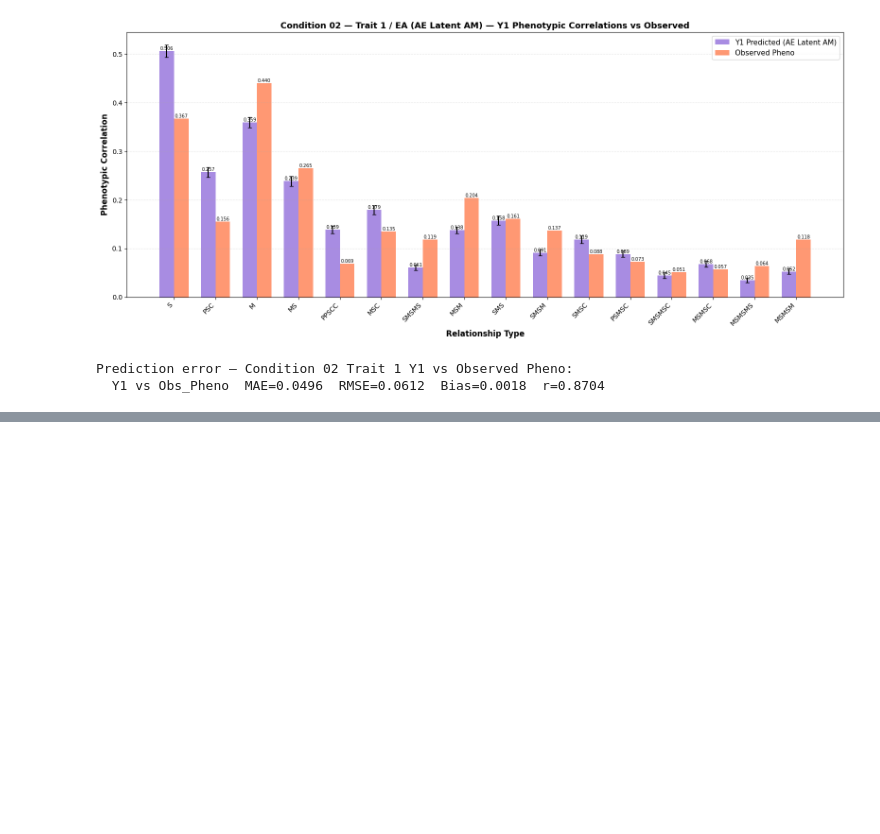
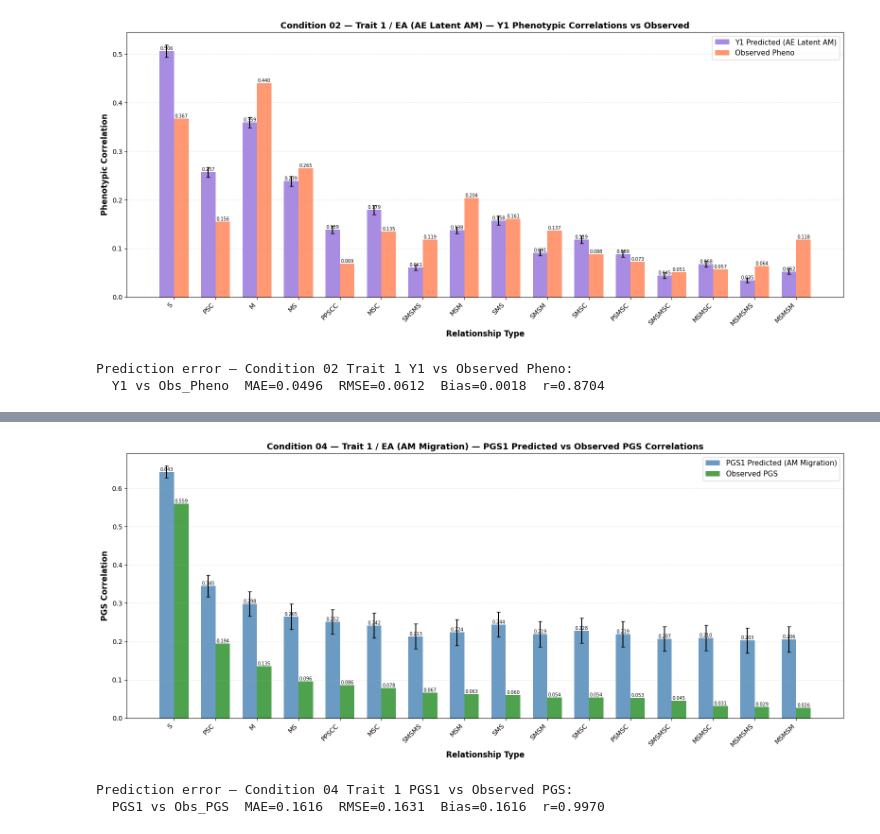
Before and after one commit to Xuanyu-Lyu/PGS_Cor_Relative, a Jupyter notebook: Scripts/nn_NPE/Analysis_NPE.ipynb, the cells around one changed output, grey strips where cells are left out. Drawn from its saved outputs; the diff is of its cells as text; code cells hidden in the pictures; blank space fills up the shorter version.

```diff
--- a/Scripts/nn_NPE/Analysis_NPE.ipynb
+++ b/Scripts/nn_NPE/Analysis_NPE.ipynb
@@ -488,0 +543,33 @@ Prediction error — Condition 02 Trait 1 Y1 vs Observed Pheno:
+# %%
+# ── Condition 04 — Trait 1 (EA) — PGS1 bar chart ─────────────────────────
+rel_types_04 = pivoted_04["RelType"].values
+x_04 = np.arange(len(rel_types_04))
+
+fig, ax = plt.subplots(figsize=(16, 7))
+bars1 = ax.bar(x_04 - width / 2, pivoted_04["Correlation_Mean_PGS1"], width,
+               yerr=pivoted_04["Correlation_SD_PGS1"], capsize=3,
+               label="PGS1 Predicted (AM Migration)", alpha=0.8, color="steelblue")
+bars2 = ax.bar(x_04 + width / 2, pivoted_04["Obs_PGS"], width,
+               label="Observed PGS", alpha=0.8, color="forestgreen")
+
+add_bar_labels(ax, bars1)
+add_bar_labels(ax, bars2)
+
+ax.set_xlabel("Relationship Type", fontsize=12, fontweight="bold")
+ax.set_ylabel("PGS Correlation", fontsize=12, fontweight="bold")
+ax.set_title("Condition 04 — Trait 1 / EA (AM Migration) — PGS1 Predicted vs Observed PGS Correlations",
+             fontsize=13, fontweight="bold")
+ax.set_xticks(x_04)
+ax.set_xticklabels(rel_types_04, rotation=45, ha="right")
+ax.legend(fontsize=11)
+ax.grid(axis="y", alpha=0.3, linestyle="--")
+ax.axhline(0, color="black", linewidth=0.5)
+plt.tight_layout()
+plt.show()
+
+print("\nPrediction error — Condition 04 Trait 1 PGS1 vs Observed PGS:")
+error_summary("PGS1 vs Obs_PGS", "Correlation_Mean_PGS1", "Obs_PGS", pivoted_04)
+# %% [output]
+[figure, added]
+Prediction error — Condition 04 Trait 1 PGS1 vs Observed PGS:
+  PGS1 vs Obs_PGS  MAE=0.1616  RMSE=0.1631  Bias=0.1616  r=0.9970
```
Also changed, not shown: parts of 5 cells of this notebook, 11 other files.
